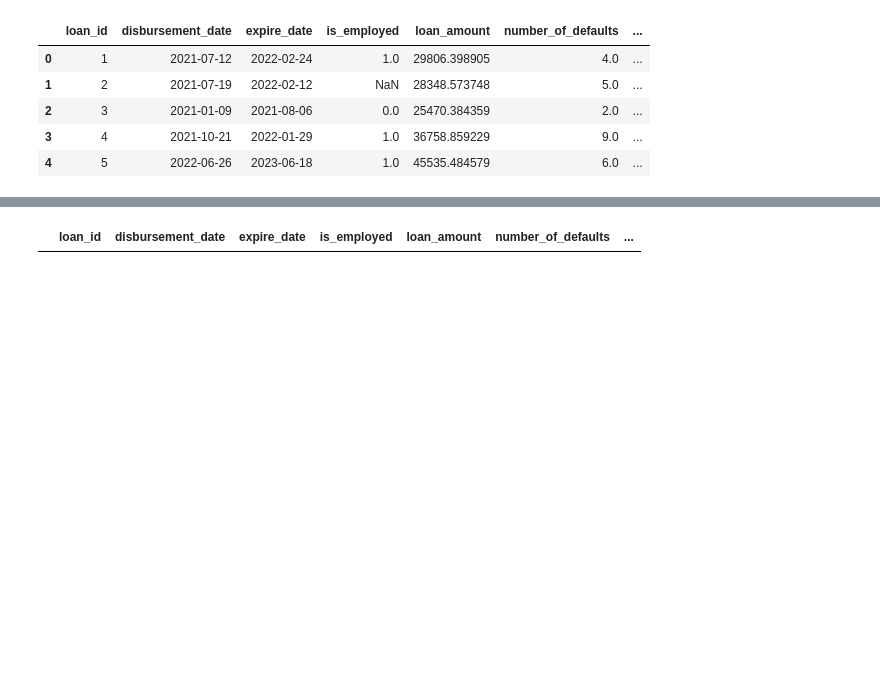
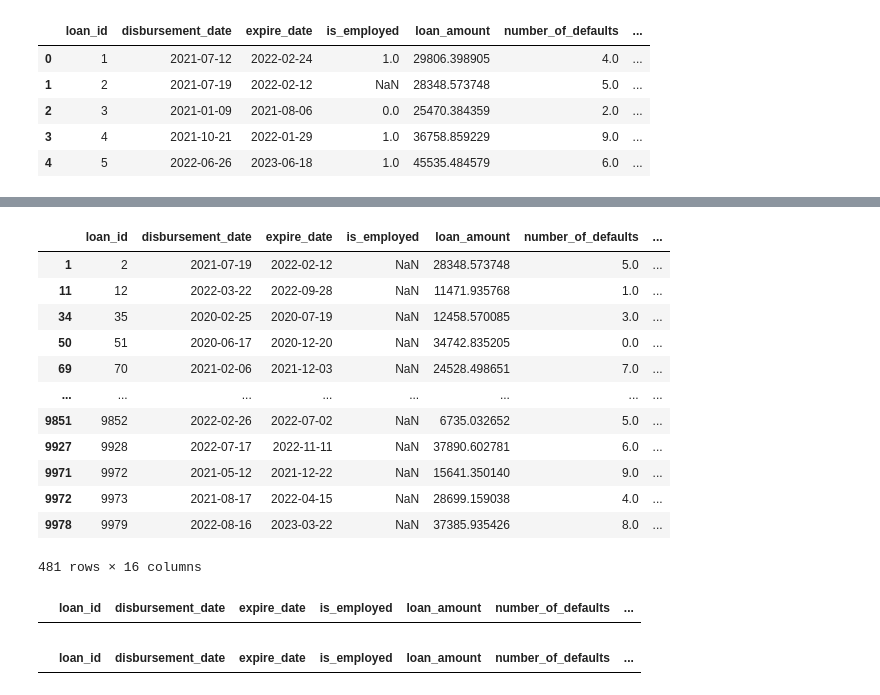
Before and after one commit to Tatenda1112/Data-cleaning-Steps, a Jupyter notebook: data_cleaning_steps.ipynb, the cells around one changed output, grey strips where cells are left out. Saved outputs shown, nothing was run; the diff lists cells and outputs as text; code cells hidden in the pictures; blank space fills up the shorter version.

```diff
--- a/data_cleaning_steps.ipynb
+++ b/data_cleaning_steps.ipynb
@@ -155,0 +190,17 @@ data.head()
+# %%
+check_missing_values = data.loc[data.isnull().any(axis=1)]
+check_missing_values
+# %% [output]
+|  | loan_id | disbursement_date | expire_date | is_employed | loan_amount | number_of_defaults | ... |
+| 1 | 2 | 2021-07-19 | 2022-02-12 | NaN | 28348.573748 | 5.0 | ... |
+| 11 | 12 | 2022-03-22 | 2022-09-28 | NaN | 11471.935768 | 1.0 | ... |
+| 34 | 35 | 2020-02-25 | 2020-07-19 | NaN | 12458.570085 | 3.0 | ... |
+| 50 | 51 | 2020-06-17 | 2020-12-20 | NaN | 34742.835205 | 0.0 | ... |
+| 69 | 70 | 2021-02-06 | 2021-12-03 | NaN | 24528.498651 | 7.0 | ... |
+| ... | ... | ... | ... | ... | ... | ... | ... |
+| 9851 | 9852 | 2022-02-26 | 2022-07-02 | NaN | 6735.032652 | 5.0 | ... |
+| 9927 | 9928 | 2022-07-17 | 2022-11-11 | NaN | 37890.602781 | 6.0 | ... |
+| 9971 | 9972 | 2021-05-12 | 2021-12-22 | NaN | 15641.350140 | 9.0 | ... |
+| 9972 | 9973 | 2021-08-17 | 2022-04-15 | NaN | 28699.159038 | 4.0 | ... |
+| 9978 | 9979 | 2022-08-16 | 2023-03-22 | NaN | 37385.935426 | 8.0 | ... |
+481 rows × 16 columns
@@ -156,3 +211,8 @@ data.head()
+# %%
+dates_invalid = data[data["disbursement_date"] > data["expire_date"]]
+dates_invalid
+# %% [output]
+|  | loan_id | disbursement_date | expire_date | is_employed | loan_amount | number_of_defaults | ... |
 # %%
 num_columns_ck = ["loan_amount", "interest_rate", "age", "salary"]
 # %%
```
Also changed, not shown: parts of 6 cells of this notebook, 1 other file.
